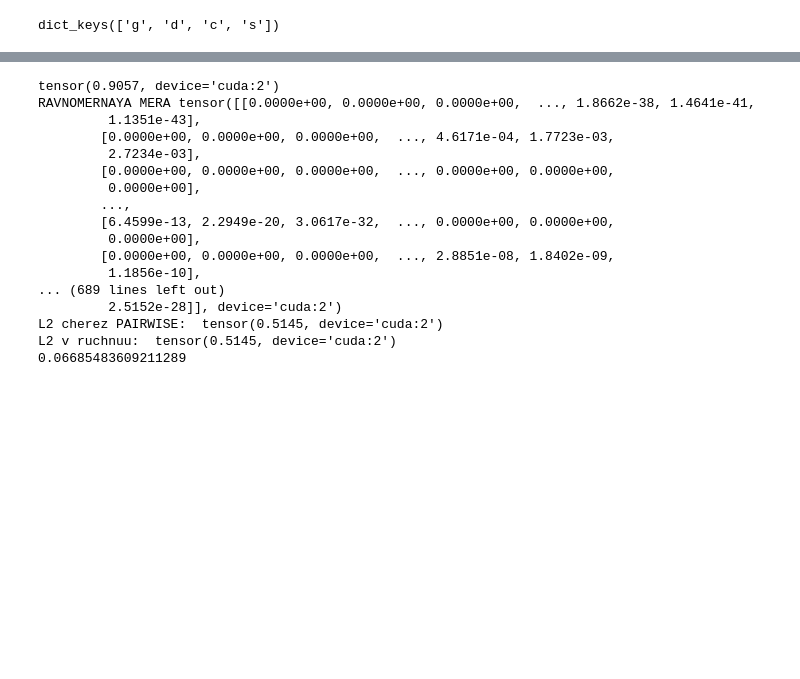
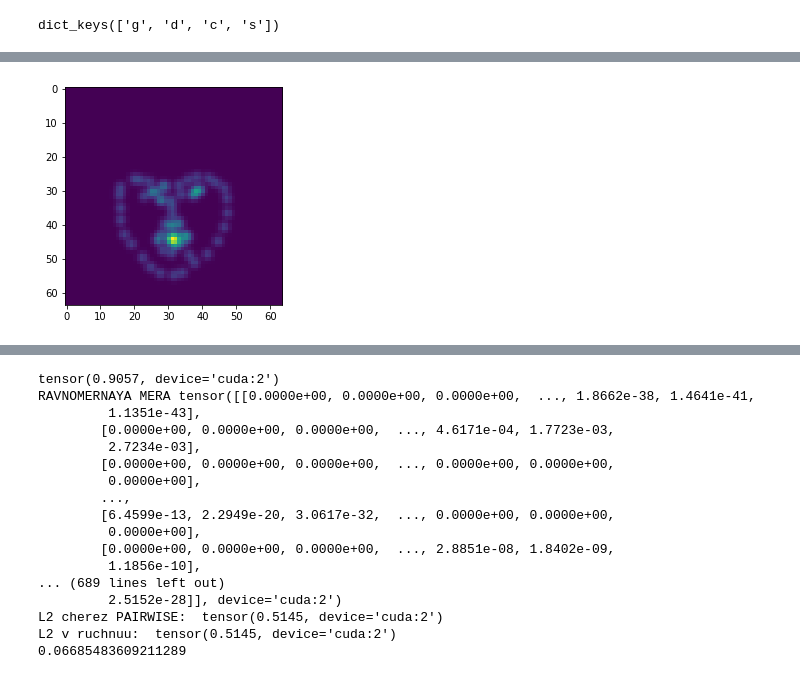
Before and after one commit to YaroslavBespalov/unsupervised_segmentation, a Jupyter notebook: examples/otrisovka.ipynb, the cells around one changed output, grey strips where cells are left out. Saved outputs shown, nothing was run; the diff lists cells and outputs as text; code cells hidden in the pictures; blank space fills up the shorter version.

```diff
--- a/examples/otrisovka.ipynb
+++ b/examples/otrisovka.ipynb
@@ -99,6 +116,9 @@ def test(encoder):
         eye_dist = eye_dist.pow(2).sum(dim=1).sqrt()
         sum_loss += (handmadew1(pred_measure, target) / eye_dist).sum().item()
     return sum_loss / len(LazyLoader.w300().test_dataset)
+# %%
+from dataset.toheatmap import ToGaussHeatMap
+heatmaper = ToGaussHeatMap(64, 1.5)
 # %%
 w300_test = next(iter(LazyLoader.w300().test_loader))
 w300_test_image = w300_test['data'].to(device)[:8]
@@ -121,0 +205,5 @@ dict_keys(['g', 'd', 'c', 's'])
+# %%
+plt.imshow(sparce_hm[0].sum(0).detach().cpu().numpy())
+plt.show()
+# %% [output]
+[figure, added]
```
Also changed, not shown: parts of 23 cells of this notebook, 3 other files.
